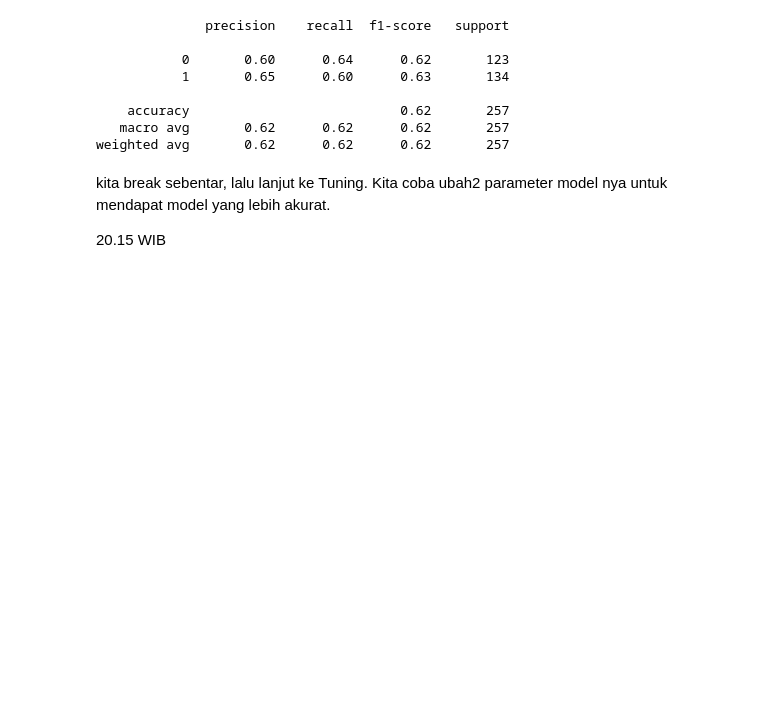
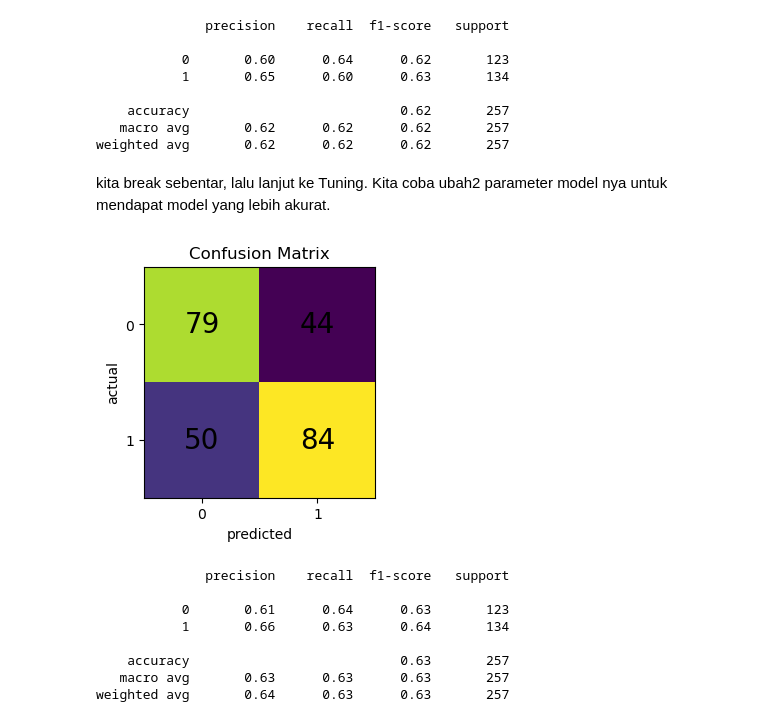
Before and after one commit to stefkwan-h8/pytn091, a Jupyter notebook: Sesi12/classification-logisticRegression.ipynb, the cells around one changed output. Saved outputs shown, nothing was run; the diff lists cells and outputs as text; code cells hidden in the pictures; blank space fills up the shorter version.

```diff
--- a/Sesi12/classification.ipynb
+++ b/Sesi12/classification-logisticRegression.ipynb
@@ -157,7 +157,7 @@ def visualizeCM(cm):
     ax.set_xlabel("predicted")
     ax.yaxis.set(ticks=range(n))
     ax.set_ylabel("actual")
-    ax.set_ylim( n - 0.5, n - 2.5)
+    ax.set_ylim( n - 0.5, -0.5)
     for i in range(n):
         for j in range(n):
             ax.text(j, i, cm[i, j], ha='center', va='center', color='black', fontsize = 20)
@@ -182,5 +182,24 @@ print(classification_report(y_test, y_pred))
 weighted avg       0.62      0.62      0.62       257
 # %% [markdown]
 kita break sebentar, lalu lanjut ke Tuning. Kita coba ubah2 parameter model nya untuk mendapat model yang lebih akurat.
-
-20.15 WIB
+# %%
+# latih model
+model = LogisticRegression(solver='lbfgs', C=5)
+model.fit(X_train, y_train)
+
+# evaluasi model
+y_pred = model.predict(X_test)
+cm = confusion_matrix(y_test, y_pred)
+visualizeCM(cm)
+
+print(classification_report(y_test, y_pred))
+# %% [output]
+[figure, added]
+              precision    recall  f1-score   support
+
+           0       0.61      0.64      0.63       123
+           1       0.66      0.63      0.64       134
+
+    accuracy                           0.63       257
+   macro avg       0.63      0.63      0.63       257
+weighted avg       0.64      0.63      0.63       257
```
Also changed, not shown: 2 other files.
